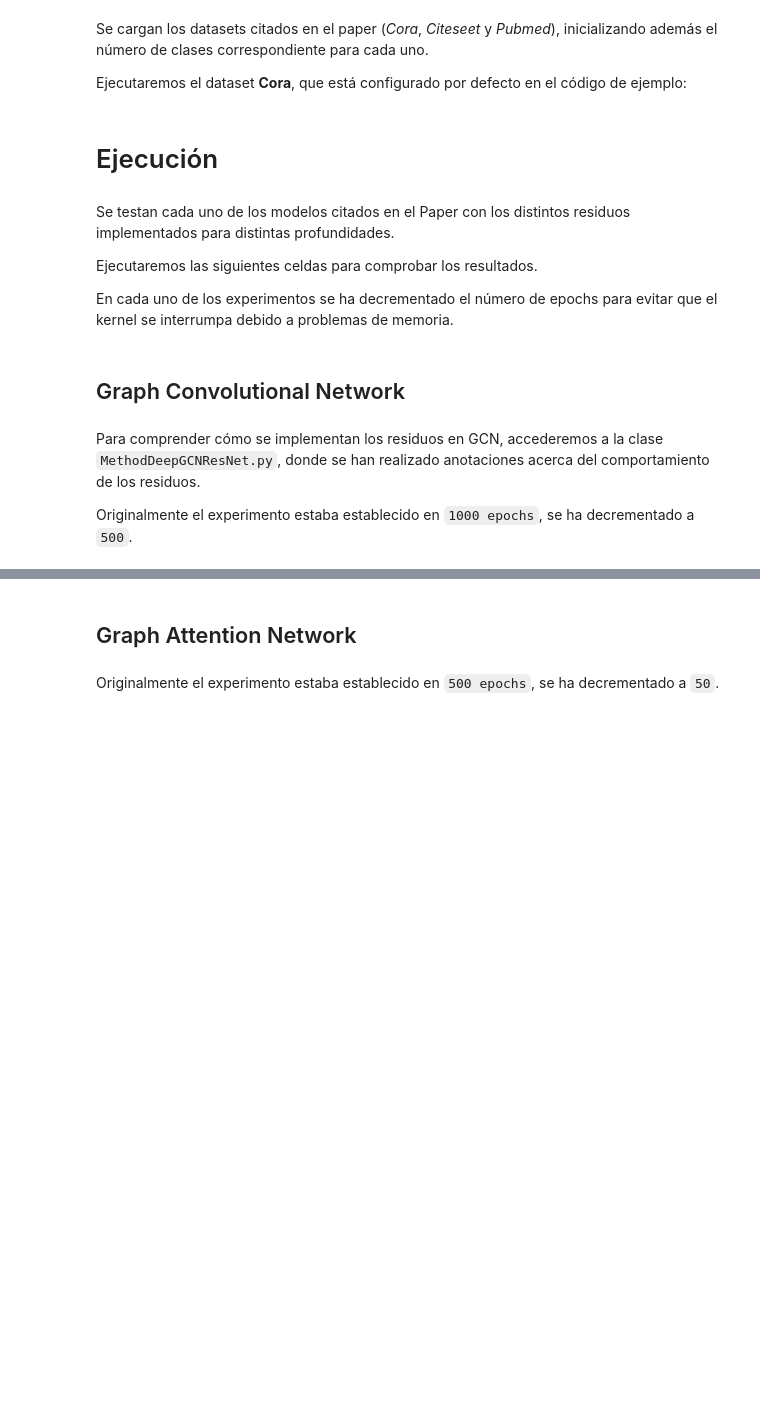
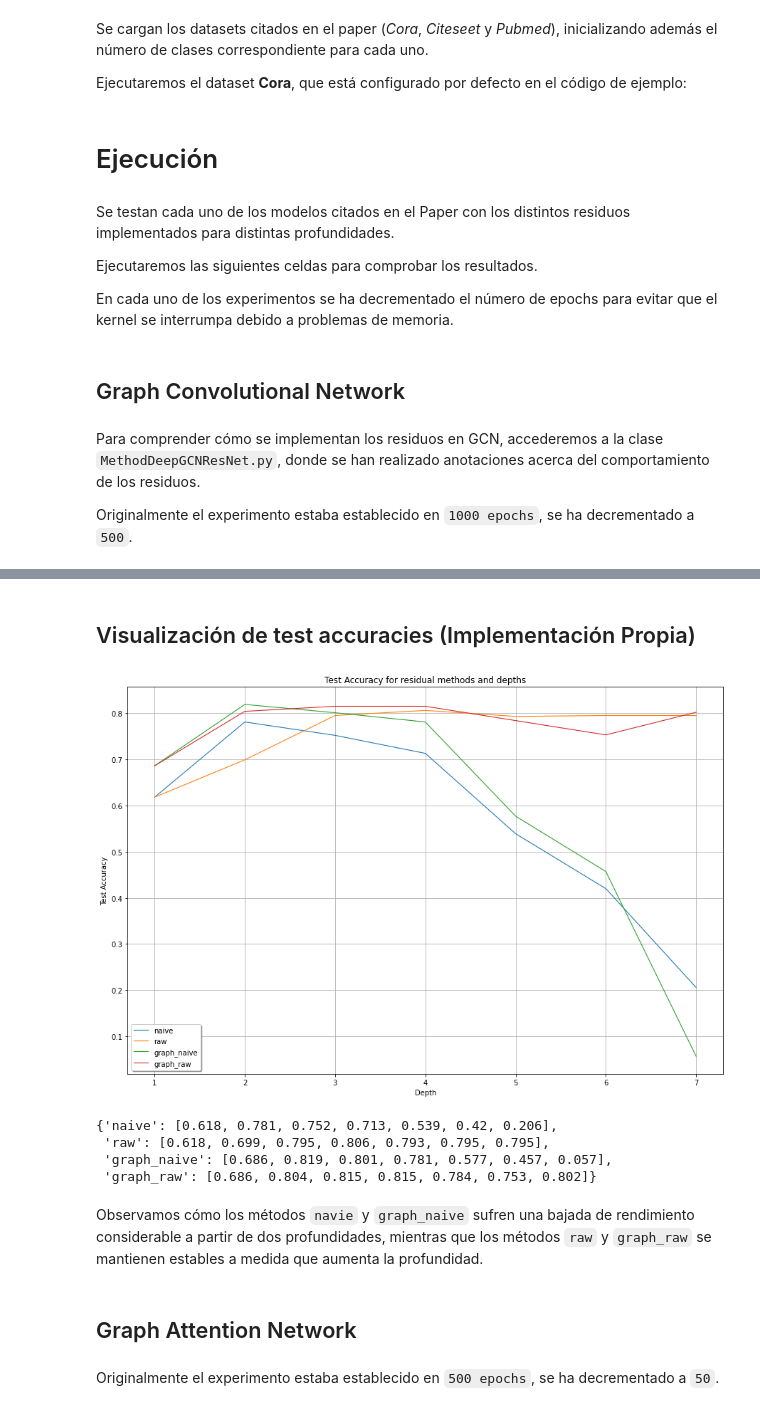
Before and after one commit to luperezsal/GResNet, a Jupyter notebook: MainNotebook.ipynb, the cells around one changed output, grey strips where cells are left out. Saved outputs shown, nothing was run; the diff lists cells and outputs as text; code cells hidden in the pictures; blank space fills up the shorter version.

```diff
--- a/MainNotebook.ipynb
+++ b/MainNotebook.ipynb
@@ -45,10 +45,17 @@ En cada uno de los experimentos se ha decrementado el número de epochs para evi
 Para comprender cómo se implementan los residuos en GCN, accederemos a la clase `MethodDeepGCNResNet.py`, donde se han realizado anotaciones acerca del comportamiento de los residuos.
 
 Originalmente el experimento estaba establecido en `1000 epochs`, se ha decrementado a `500`.
+# %%
+gcn_dict = {'naive': [],
+            'raw': [],
+            'graph_naive': [],
+            'graph_raw': []}
 # %%
 #---- Deep GCN ResNet baseline method ----
+depths = [1, 2, 3, 4, 5, 6, 7]
+
 if True:
-    for depth in [1, 2, 3, 4, 5, 6, 7]:
+    for depth in depths:
         for residual_type in ['naive', 'raw', 'graph_naive', 'graph_raw']:
 
             acc_test_list = []
@@ -91,6 +98,10 @@ if True:
                 acc_test = setting_obj.load_run_save_evaluate()
                 print('Testing Acc: ', acc_test)
                 acc_test_list.append(acc_test)
+
+                # Añadimos el test_accuracy de la profundidad actual al diccionario del modelo correspondiente.
+                gcn_dict[residual_type].append(acc_test)
+
                 print('*******************************')
                 #------------------------------------------------------
             print(acc_test_list)
@@ -116,4 +127,35 @@ Epoch: 0351 loss_train: 0.9888 acc_train: 0.9929 loss_val: 1.4887 acc_val: 0.626
 Finished
+# %% [markdown]
+## Visualización de test accuracies (Implementación Propia)
+# %%
+import matplotlib.pyplot as plt
+
+plt.figure(figsize=(15,10))
+
+for residual_method_name in gcn_dict:
+    residual_method_scores = gcn_dict[residual_method_name]
+
+    plt.plot(depths, residual_method_scores, linewidth = 1.1, label = residual_method_name)
+
+plt.title(f"Test Accuracy for residual methods and depths")
+plt.xlabel('Depth')
+plt.ylabel('Test Accuracy')
+
+plt.legend(loc = 'best',
+           fancybox = True,
+           shadow = True)
+
+
+plt.grid(True)
+plt.show()
+# %% [output]
+[figure, added]
+{'naive': [0.618, 0.781, 0.752, 0.713, 0.539, 0.42, 0.206],
+ 'raw': [0.618, 0.699, 0.795, 0.806, 0.793, 0.795, 0.795],
+ 'graph_naive': [0.686, 0.819, 0.801, 0.781, 0.577, 0.457, 0.057],
+ 'graph_raw': [0.686, 0.804, 0.815, 0.815, 0.784, 0.753, 0.802]}
+# %% [markdown]
+Observamos cómo los métodos `navie` y `graph_naive` sufren una bajada de rendimiento considerable a partir de dos profundidades, mientras que los métodos `raw` y `graph_raw` se mantienen estables a medida que aumenta la profundidad.
 # %% [markdown]
 ## Graph Attention Network
 # %% [markdown]
```
Also changed, not shown: parts of 9 cells of this notebook.
